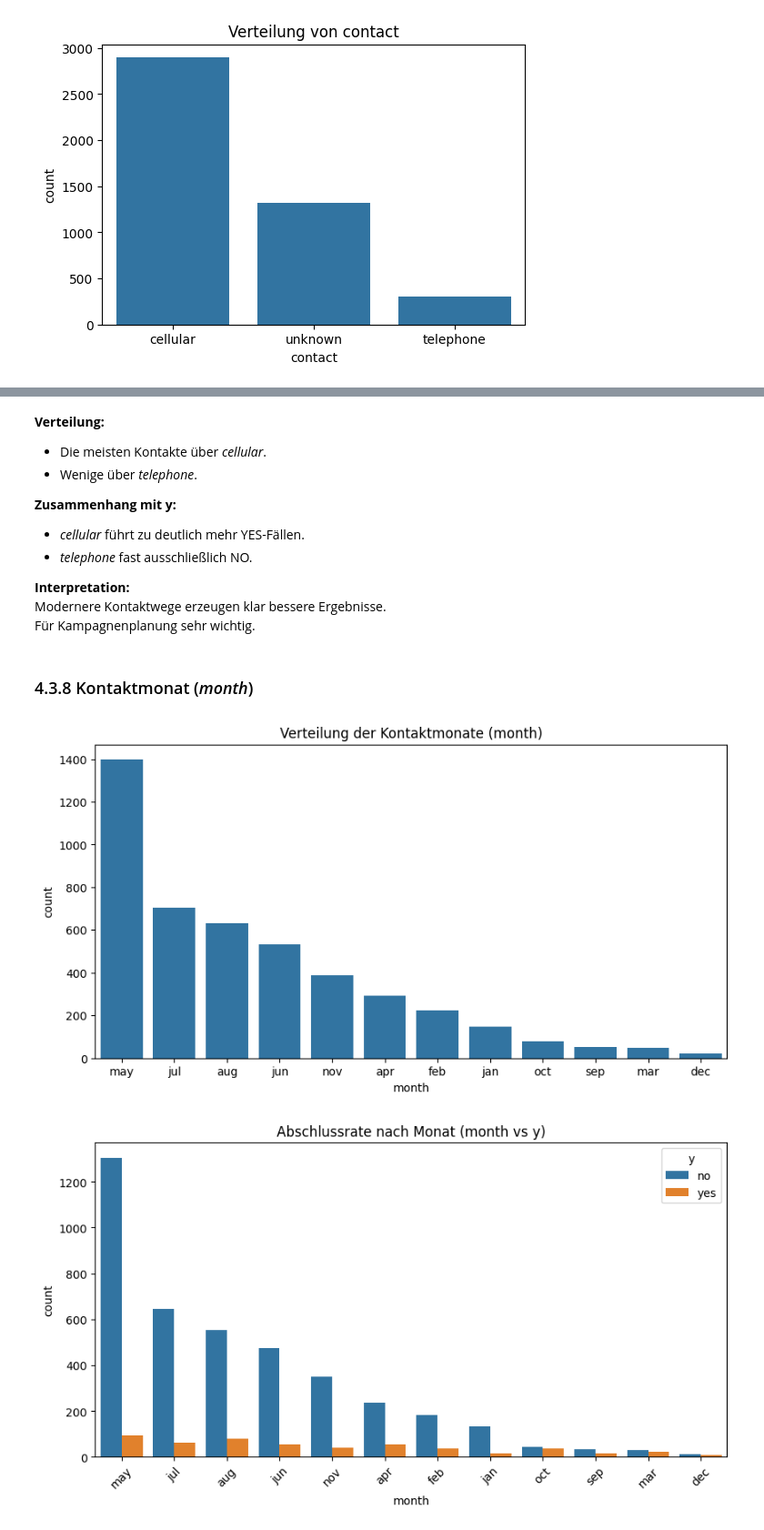
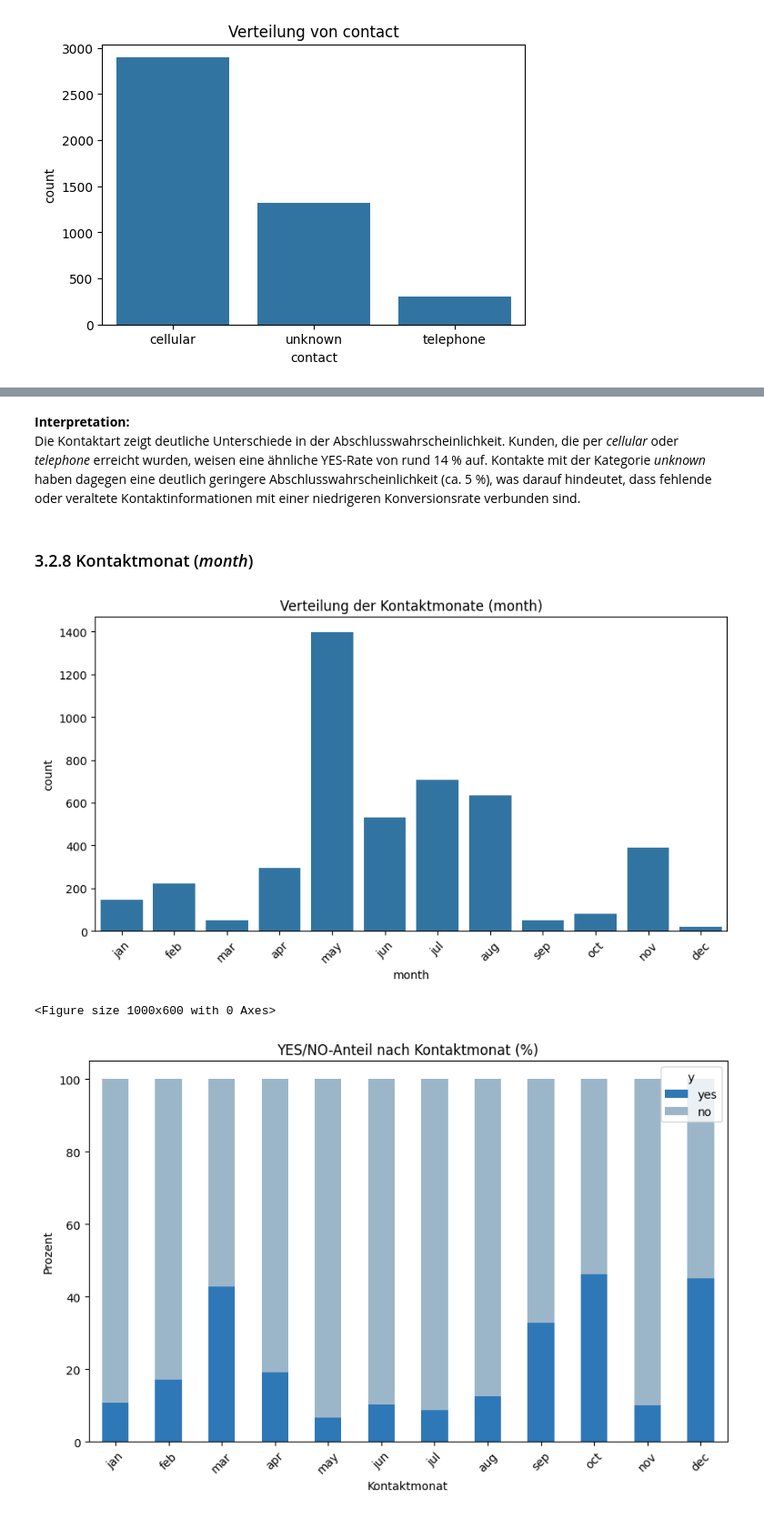
Before and after one commit to liviacy/bank-marketing-assignment, a Jupyter notebook: bank_marketing_eda.ipynb, the cells around one changed output, grey strips where cells are left out. Shown at 91% size. Cells and saved outputs as stored; diff of their text form; code cells hidden in the pictures.

```diff
--- a/bank_marketing_eda.ipynb
+++ b/bank_marketing_eda.ipynb
@@ -502,31 +441,41 @@ plt.show()
 # %% [markdown]
-**Verteilung:**
-- Die meisten Kontakte über *cellular*.
-- Wenige über *telephone*.
-
-**Zusammenhang mit y:**
-- *cellular* führt zu deutlich mehr YES-Fällen.
-- *telephone* fast ausschließlich NO.
-
 **Interpretation:**
-Modernere Kontaktwege erzeugen klar bessere Ergebnisse.
-Für Kampagnenplanung sehr wichtig.
+Die Kontaktart zeigt deutliche Unterschiede in der Abschlusswahrscheinlichkeit. Kunden, die per *cellular* oder *telephone* erreicht wurden, weisen eine ähnliche YES-Rate von rund 14 % auf. Kontakte mit der Kategorie *unknown* haben dagegen eine deutlich geringere Abschlusswahrscheinlichkeit (ca. 5 %), was darauf hindeutet, dass fehlende oder veraltete Kontaktinformationen mit einer niedrigeren Konversionsrate verbunden sind.
 # %% [markdown]
-### 4.3.8 Kontaktmonat (*month*)
+### 3.2.8 Kontaktmonat (*month*)
 # %%
+month_order = ["jan", "feb", "mar", "apr", "may", "jun",
+               "jul", "aug", "sep", "oct", "nov", "dec"]
+
 plt.figure(figsize=(10,5))
-sns.countplot(data=df, x="month", order=df["month"].value_counts().index)
+sns.countplot(data=df, x="month", order=month_order)
 plt.title("Verteilung der Kontaktmonate (month)")
+plt.xticks(rotation=45)
 plt.show()
 # %% [output]
-[figure, old version]
+[figure, new version]
 # %%
-plt.figure(figsize=(10,5))
-sns.countplot(data=df, x="month", hue="y",
-              order=df["month"].value_counts().index)
-plt.title("Abschlussrate nach Monat (month vs y)")
+month_order = ["jan", "feb", "mar", "apr", "may", "jun",
+               "jul", "aug", "sep", "oct", "nov", "dec"]
+
+crosstab_month = pd.crosstab(df["month"], df["y"], normalize="index") * 100
+crosstab_month = crosstab_month.reindex(month_order)
+crosstab_month = crosstab_month[["yes", "no"]]
+plt.figure(figsize=(10,6))
+colors = ["#2f78b7", "#9cb6c9"]
+crosstab_month.plot(
+    kind="bar",
+    stacked=True,
+    figsize=(10,6),
+    color=colors
+)
+plt.title("YES/NO-Anteil nach Kontaktmonat (%)")
+plt.ylabel("Prozent")
+plt.xlabel("Kontaktmonat")
 plt.xticks(rotation=45)
+plt.legend(title="y")
 plt.show()
 # %% [output]
+<Figure size 1000x600 with 0 Axes>
-[figure, old version]
+[figure, new version]
 # %% [markdown]
```
Also changed, not shown: parts of 73 cells of this notebook.
